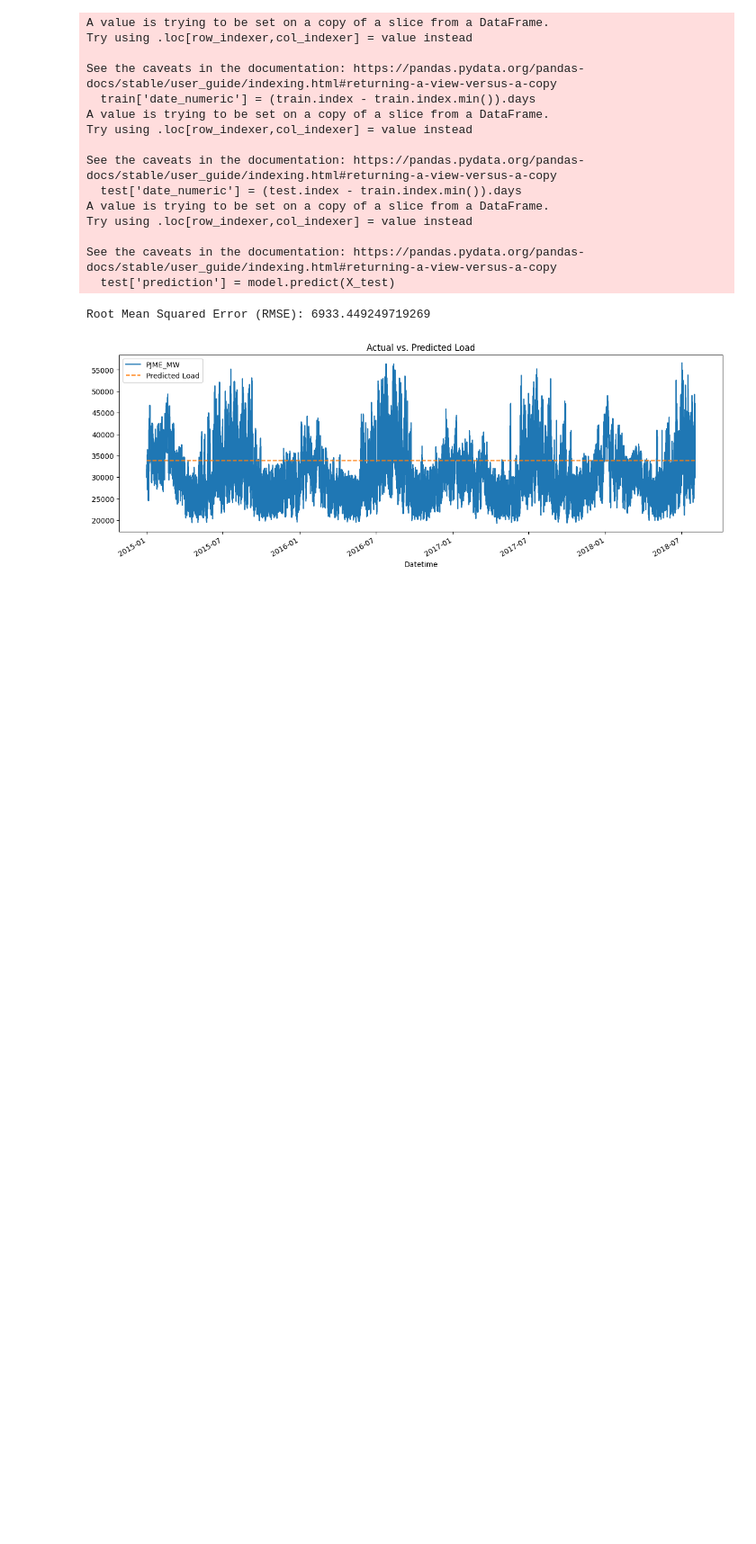
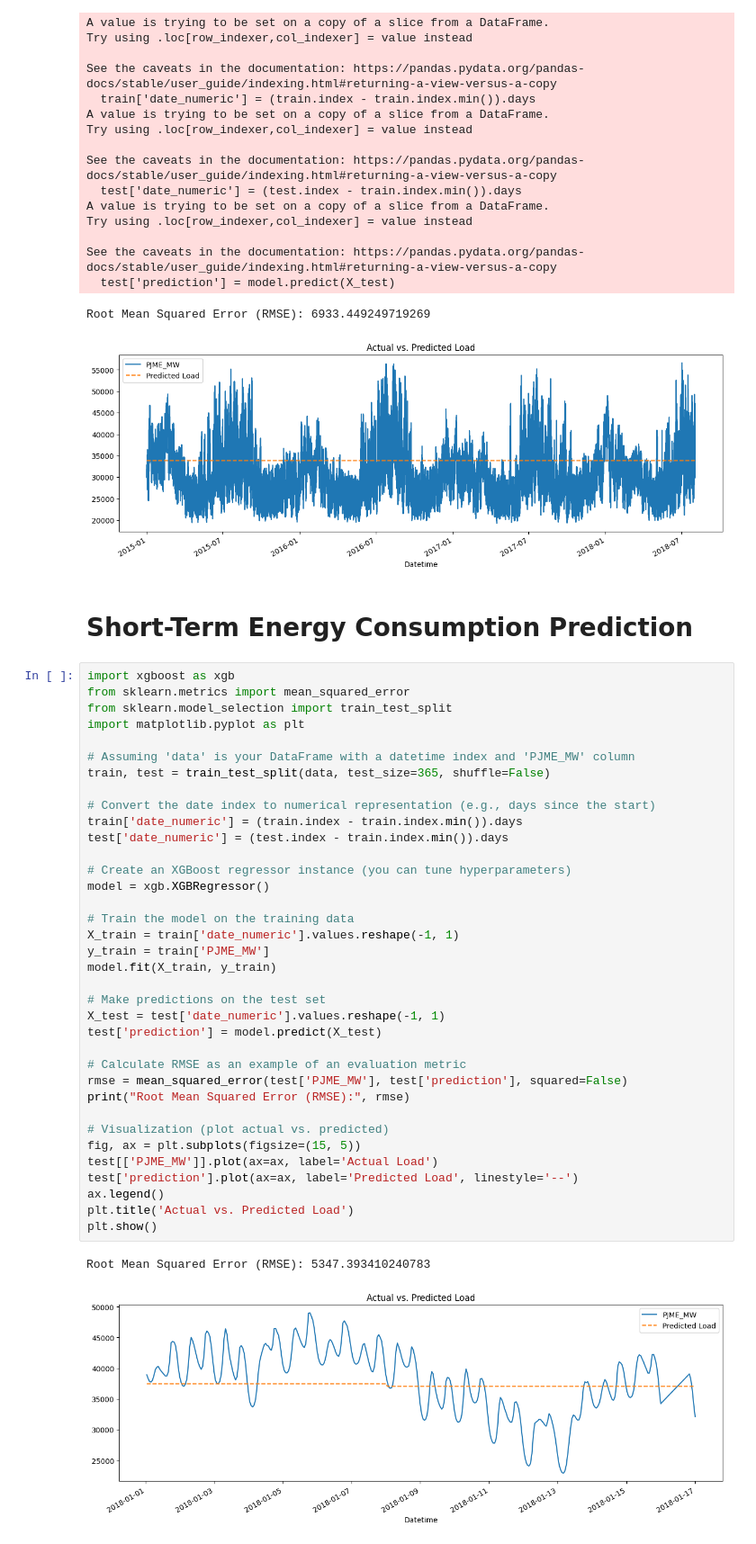
Before and after one commit to Apurva1205/Time-Series-Forecasting-For-Energy-Consumption, a Jupyter notebook: time-series-forecasting-for-energy-consumption.ipynb, the cells around one changed output. Shown at 90% size. Drawn from its saved outputs; the diff is of its cells as text; blank space fills up the shorter version.

Commit message:
Kaggle Notebook | Time Series Forecasting For Energy Consumption | Version 10

```diff
--- a/time-series-forecasting-for-energy-consumption.ipynb
+++ b/time-series-forecasting-for-energy-consumption.ipynb
@@ -249,3 +249,44 @@ See the caveats in the documentation: https://pandas.pydata.org/pandas-docs/stab
   test['prediction'] = model.predict(X_test)
 Root Mean Squared Error (RMSE): 6933.449249719269
 [figure]
+# %% [markdown]
+# **Short-Term Energy Consumption Prediction**
+# %%
+import xgboost as xgb
+from sklearn.metrics import mean_squared_error
+from sklearn.model_selection import train_test_split
+import matplotlib.pyplot as plt
+
+# Assuming 'data' is your DataFrame with a datetime index and 'PJME_MW' column
+train, test = train_test_split(data, test_size=365, shuffle=False)
+
+# Convert the date index to numerical representation (e.g., days since the start)
+train['date_numeric'] = (train.index - train.index.min()).days
+test['date_numeric'] = (test.index - train.index.min()).days
+
+# Create an XGBoost regressor instance (you can tune hyperparameters)
+model = xgb.XGBRegressor()
+
+# Train the model on the training data
+X_train = train['date_numeric'].values.reshape(-1, 1)
+y_train = train['PJME_MW']
+model.fit(X_train, y_train)
+
+# Make predictions on the test set
+X_test = test['date_numeric'].values.reshape(-1, 1)
+test['prediction'] = model.predict(X_test)
+
+# Calculate RMSE as an example of an evaluation metric
+rmse = mean_squared_error(test['PJME_MW'], test['prediction'], squared=False)
+print("Root Mean Squared Error (RMSE):", rmse)
+
+# Visualization (plot actual vs. predicted)
+fig, ax = plt.subplots(figsize=(15, 5))
+test[['PJME_MW']].plot(ax=ax, label='Actual Load')
+test['prediction'].plot(ax=ax, label='Predicted Load', linestyle='--')
+ax.legend()
+plt.title('Actual vs. Predicted Load')
+plt.show()
+# %% [output]
+Root Mean Squared Error (RMSE): 5347.393410240783
+[figure, added]
```
Also changed, not shown: parts of 15 cells of this notebook.
